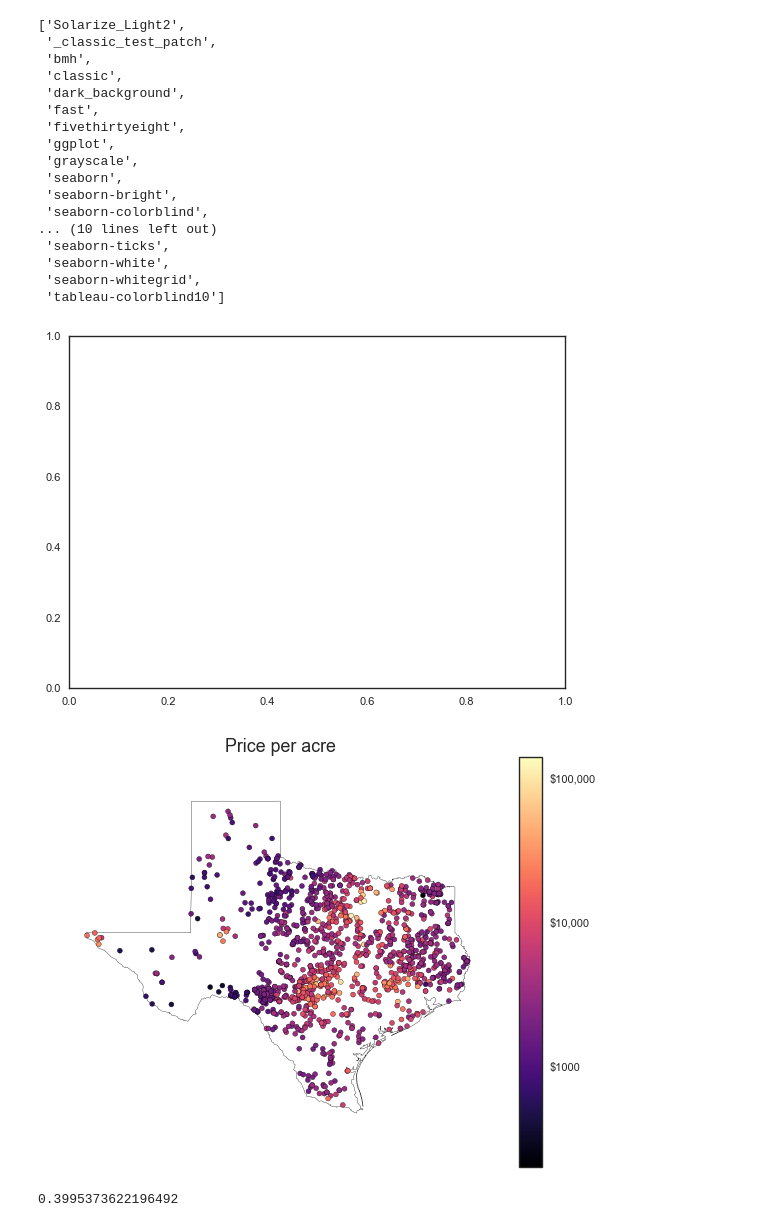
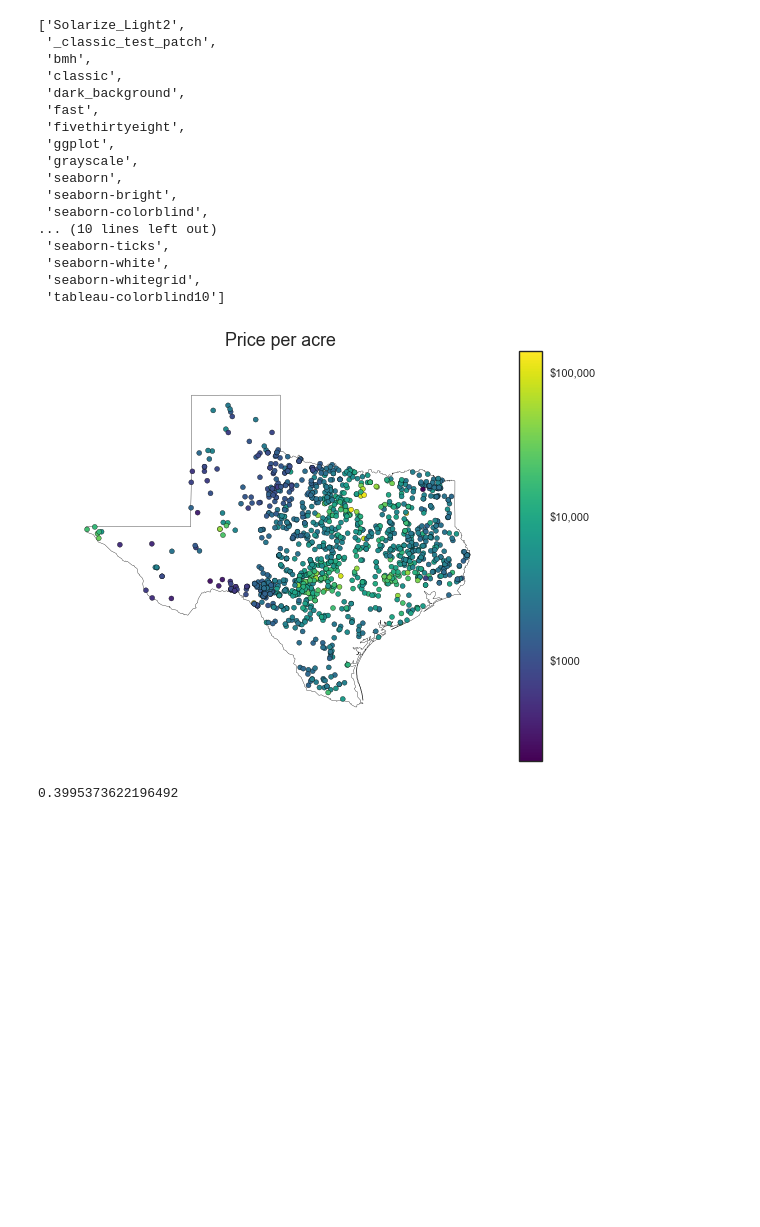
Before and after one commit to akuczala/windsite, a Jupyter notebook: notebooks/land-values-TX.ipynb, the cells around one changed output. Cells and saved outputs as stored; diff of their text form; code cells hidden in the pictures; blank space fills up the shorter version.

```diff
--- a/notebooks/land-values-TX.ipynb
+++ b/notebooks/land-values-TX.ipynb
@@ -85,16 +85,32 @@ plt.style.available
  'seaborn-white',
  'seaborn-whitegrid',
  'tableau-colorblind10']
-# %%
-plt.style.use('seaborn-white')
-ax = land_values.plot_ppa(parsed_df,'TX');
-ax.set_aspect(aspect=1)
-#plt.savefig('../../figs/land-price-TX-light.png',bbox_inches='tight',transparent=True)
-
-plt.show()
-# %% [output]
-[figure, removed]
-[figure, removed]
+# %%
+from mpl_toolkits.axes_grid1 import make_axes_locatable
+from matplotlib.colors import LogNorm
+
+plt.style.use('seaborn-white')
+#ax = land_values.plot_ppa(parsed_df,'TX');
+#ax.set_aspect(aspect=1)
+fig, ax = plt.subplots(figsize=(8,8))
+base = texas.plot(color='none',edgecolor='black',ax=ax)
+im = plt.scatter(parsed_df['longitude'],parsed_df['latitude'],
+                 c=parsed_df['ppa'],norm=LogNorm(),cmap='viridis')
+plt.axis('off')
+#fig.colorbar(im,ax=ax)
+#ax.set_aspect(aspect=1)
+
+divider = make_axes_locatable(ax)
+cax = divider.append_axes("right", size="5%", pad=0.05)
+cbar = fig.colorbar(im, cax=cax,ticks=[1e3,1e4,1e5])
+cbar.ax.set_yticklabels(['$1000','$10,000','$100,000'])
+ax.set_title('Price per acre')
+ax
+#plt.savefig('../../figs/land-price-TX-light.png',bbox_inches='tight',transparent=True)
+
+plt.show()
+# %% [output]
+[figure, added]
 # %%
 import models
 # %%
```
Also changed, not shown: parts of 4 cells of this notebook, 5 other files.
